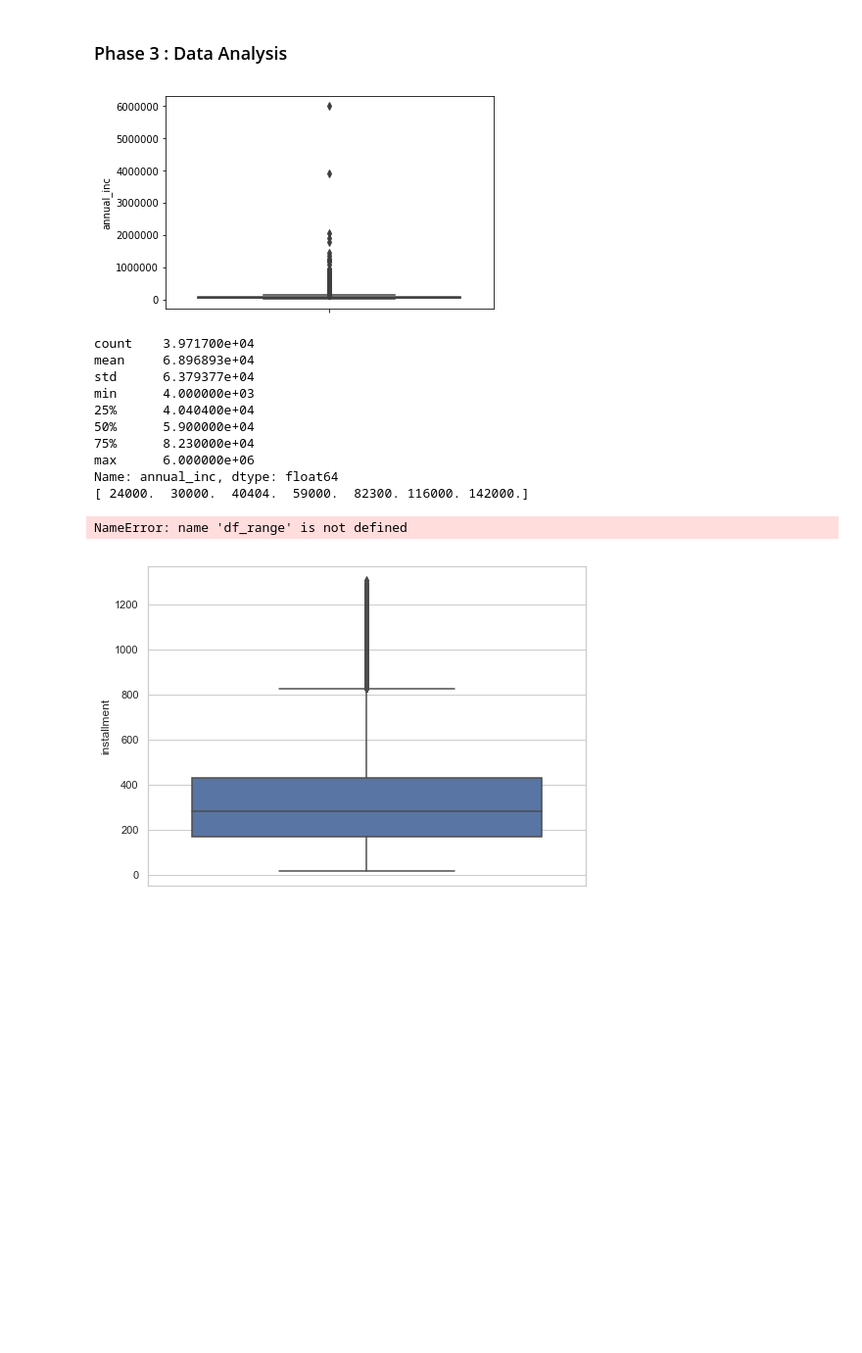
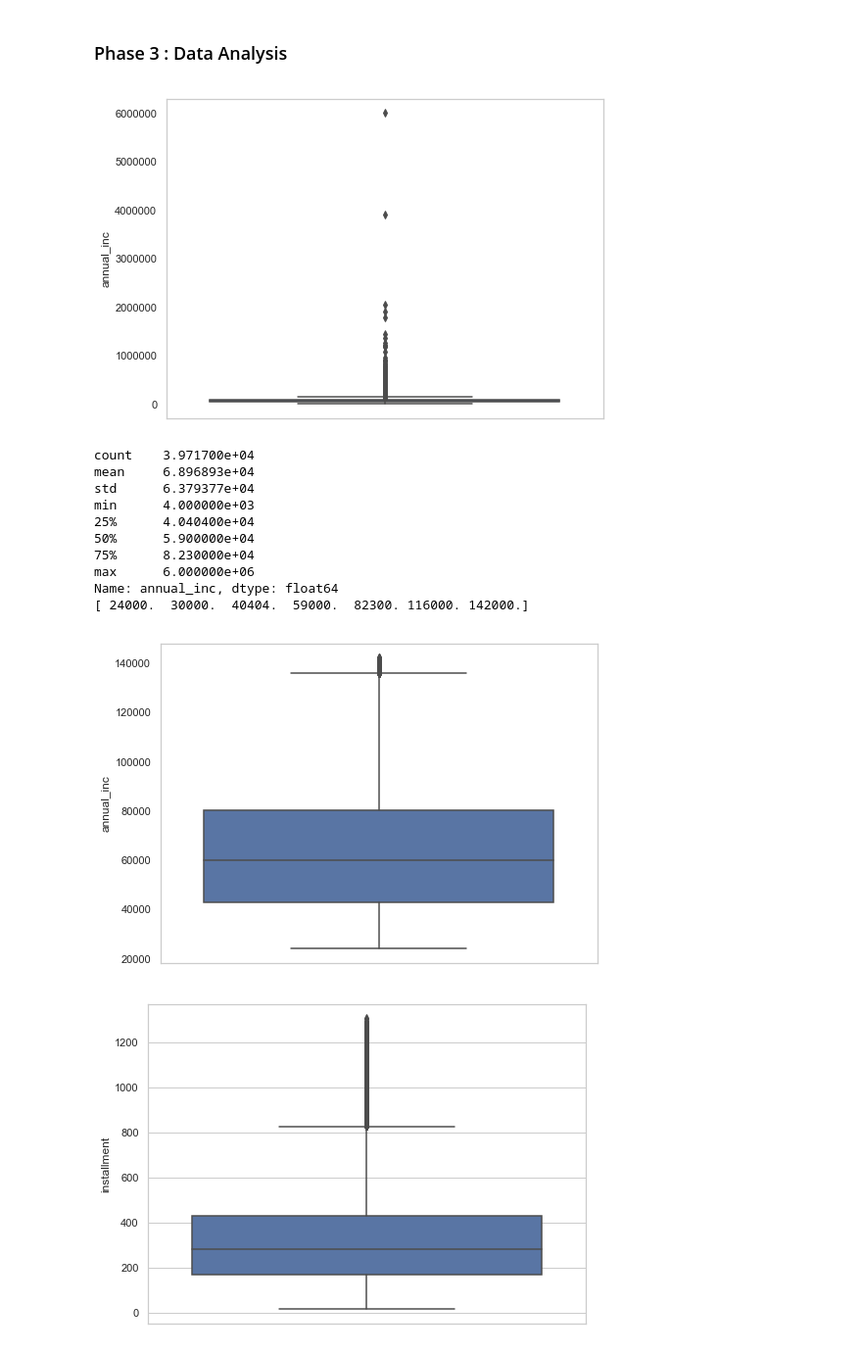
Before and after one commit to Nanditha-G-N/Machine-Learning-Case-Studies, a Jupyter notebook: case-study-2/LCLoanEDACaseStudy.ipynb, the cells around one changed output. Shown at 98% size. Saved outputs shown, nothing was run; the diff lists cells and outputs as text; code cells hidden in the pictures; blank space fills up the shorter version.

```diff
--- a/case-study-2/LCLoanEDACaseStudy.ipynb
+++ b/case-study-2/LCLoanEDACaseStudy.ipynb
@@ -250,23 +250,23 @@ df_loan['revol_util_bins'] = pd.cut(df_loan['revol_util'], bins=revol_util_bins)
 ### Phase 3 : Data Analysis
 # %%
 #Analysis of annual_inc
-
+sns.set_style("whitegrid", {'axes.grid' : False})
 sns.boxplot(y = (df_loan['annual_inc']))
 plt.show()
 
 print(df_loan.annual_inc.describe())
 print(np.percentile(df_loan.annual_inc, [5, 10, 25, 50, 75, 90, 95]))
 
 #Eliminating outliers by including values that within 5th & 95th percentile
 df_annual_inc_5_95 = df_loan[ ( df_loan.annual_inc > 24000 ) & ( df_loan.annual_inc <  142000 ) ]
-np.percentile(df_range.annual_inc, [5, 10, 25, 50, 75, 90, 95])
-df_range.annual_inc.describe()
+np.percentile(df_annual_inc_5_95.annual_inc, [5, 10, 25, 50, 75, 90, 95])
+df_annual_inc_5_95.annual_inc.describe()
 
 #Plotting the distribution after removing the outliers
-sns.boxplot(y = (df_range.annual_inc))
+sns.boxplot(y = (df_annual_inc_5_95.annual_inc))
 plt.show()
 # %% [output]
-[figure, old version]
+[figure, new version]
 count    3.971700e+04
 mean     6.896893e+04
 std      6.379377e+04
@@ -277,7 +277,7 @@ min      4.000000e+03
 max      6.000000e+06
 Name: annual_inc, dtype: float64
 [ 24000.  30000.  40404.  59000.  82300. 116000. 142000.]
-NameError: name 'df_range' is not defined
+[figure, added]
 # %%
 #Analysis of installment
 
```
Also changed, not shown: parts of 13 cells of this notebook.
